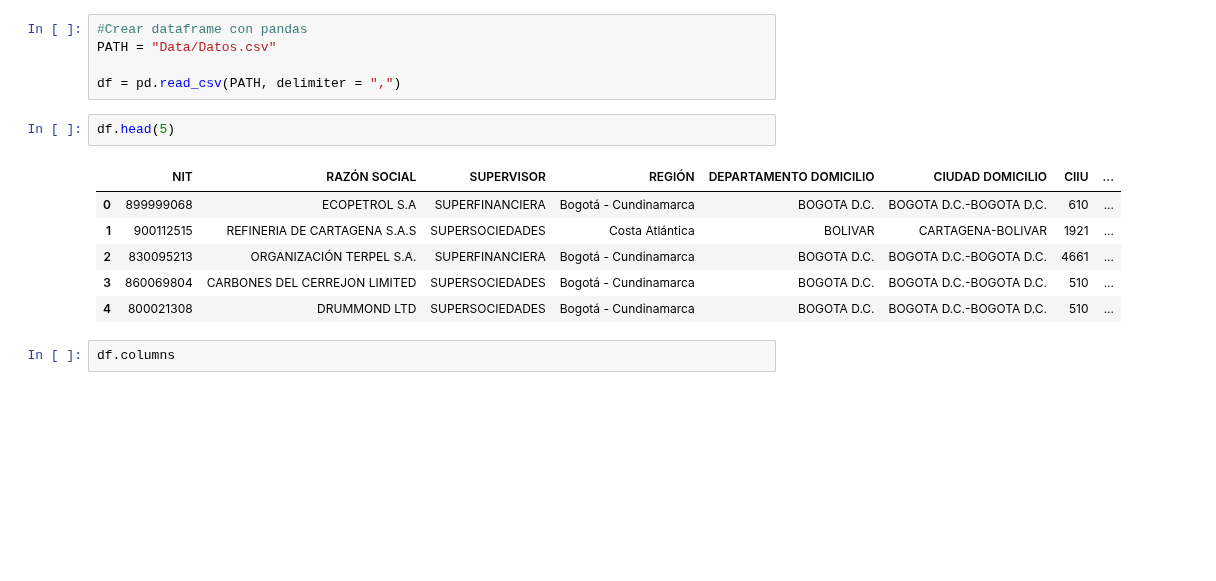
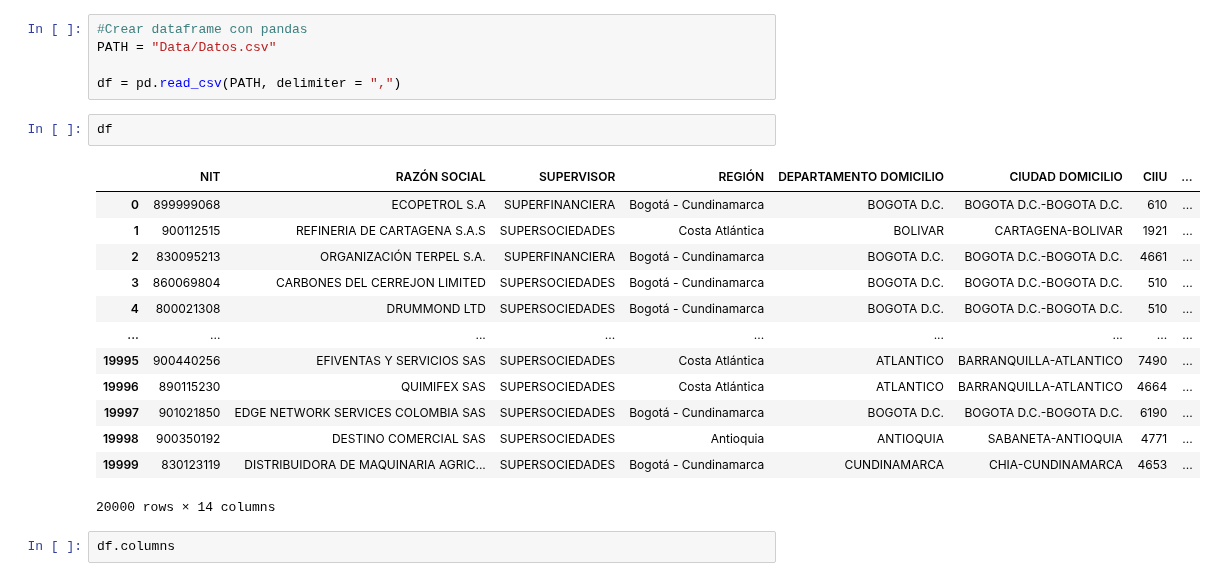
Before and after one commit to CesarMaldonado14/Proyecto-3-IA, a Jupyter notebook: Project_Notebook.ipynb, the cells around one changed output. Drawn from its saved outputs; the diff is of its cells as text; blank space fills up the shorter version.

```diff
--- a/Project_Notebook.ipynb
+++ b/Project_Notebook.ipynb
@@ -8,14 +8,21 @@ PATH = "Data/Datos.csv"
 
 df = pd.read_csv(PATH, delimiter = ",")
 # %%
-df.head(5)
+df
 # %% [output]
 |  | NIT | RAZÓN SOCIAL | SUPERVISOR | REGIÓN | DEPARTAMENTO DOMICILIO | CIUDAD DOMICILIO | CIIU | ... |
 | 0 | 899999068 | ECOPETROL S.A | SUPERFINANCIERA | Bogotá - Cundinamarca | BOGOTA D.C. | BOGOTA D.C.-BOGOTA D.C. | 610 | ... |
 | 1 | 900112515 | REFINERIA DE CARTAGENA S.A.S | SUPERSOCIEDADES | Costa Atlántica | BOLIVAR | CARTAGENA-BOLIVAR | 1921 | ... |
 | 2 | 830095213 | ORGANIZACIÓN TERPEL S.A. | SUPERFINANCIERA | Bogotá - Cundinamarca | BOGOTA D.C. | BOGOTA D.C.-BOGOTA D.C. | 4661 | ... |
 | 3 | 860069804 | CARBONES DEL CERREJON LIMITED | SUPERSOCIEDADES | Bogotá - Cundinamarca | BOGOTA D.C. | BOGOTA D.C.-BOGOTA D.C. | 510 | ... |
 | 4 | 800021308 | DRUMMOND LTD | SUPERSOCIEDADES | Bogotá - Cundinamarca | BOGOTA D.C. | BOGOTA D.C.-BOGOTA D.C. | 510 | ... |
+| ... | ... | ... | ... | ... | ... | ... | ... | ... |
+| 19995 | 900440256 | EFIVENTAS Y SERVICIOS SAS | SUPERSOCIEDADES | Costa Atlántica | ATLANTICO | BARRANQUILLA-ATLANTICO | 7490 | ... |
+| 19996 | 890115230 | QUIMIFEX SAS | SUPERSOCIEDADES | Costa Atlántica | ATLANTICO | BARRANQUILLA-ATLANTICO | 4664 | ... |
+| 19997 | 901021850 | EDGE NETWORK SERVICES COLOMBIA SAS | SUPERSOCIEDADES | Bogotá - Cundinamarca | BOGOTA D.C. | BOGOTA D.C.-BOGOTA D.C. | 6190 | ... |
+| 19998 | 900350192 | DESTINO COMERCIAL SAS | SUPERSOCIEDADES | Antioquia | ANTIOQUIA | SABANETA-ANTIOQUIA | 4771 | ... |
+| 19999 | 830123119 | DISTRIBUIDORA DE MAQUINARIA AGRIC... | SUPERSOCIEDADES | Bogotá - Cundinamarca | CUNDINAMARCA | CHIA-CUNDINAMARCA | 4653 | ... |
+20000 rows × 14 columns
 # %%
 df.columns
 # %% [output]
```
Also changed, not shown: parts of 26 cells of this notebook, 1 other file.
